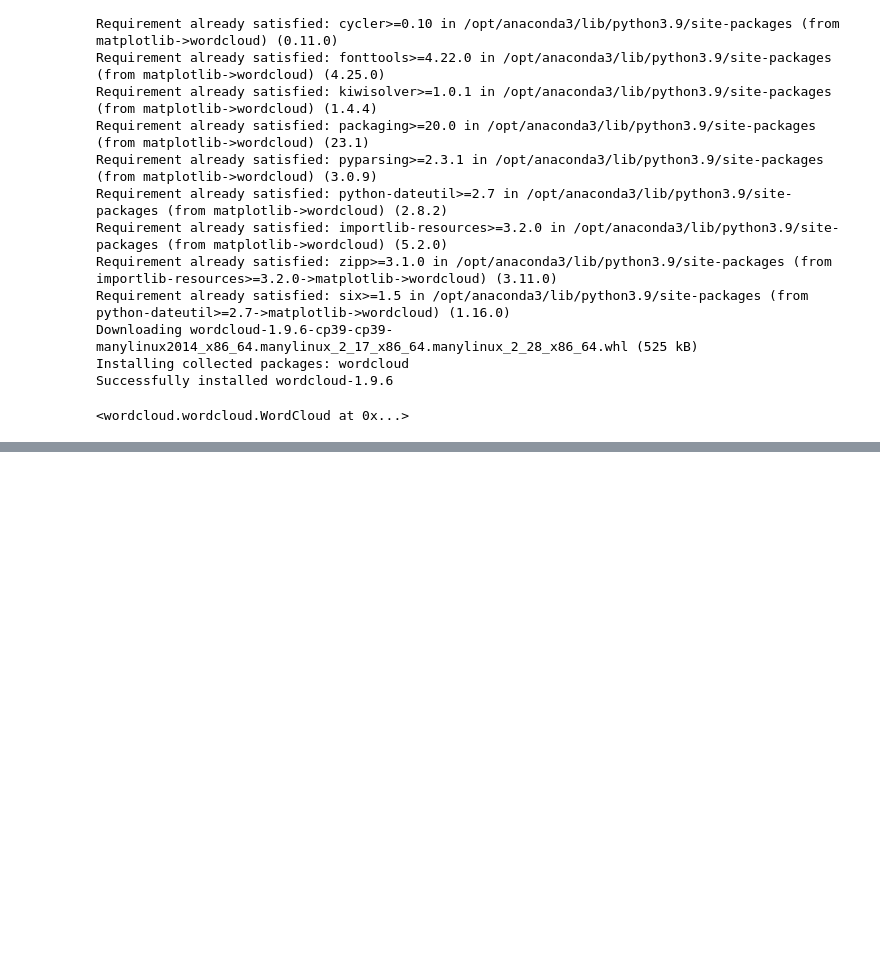
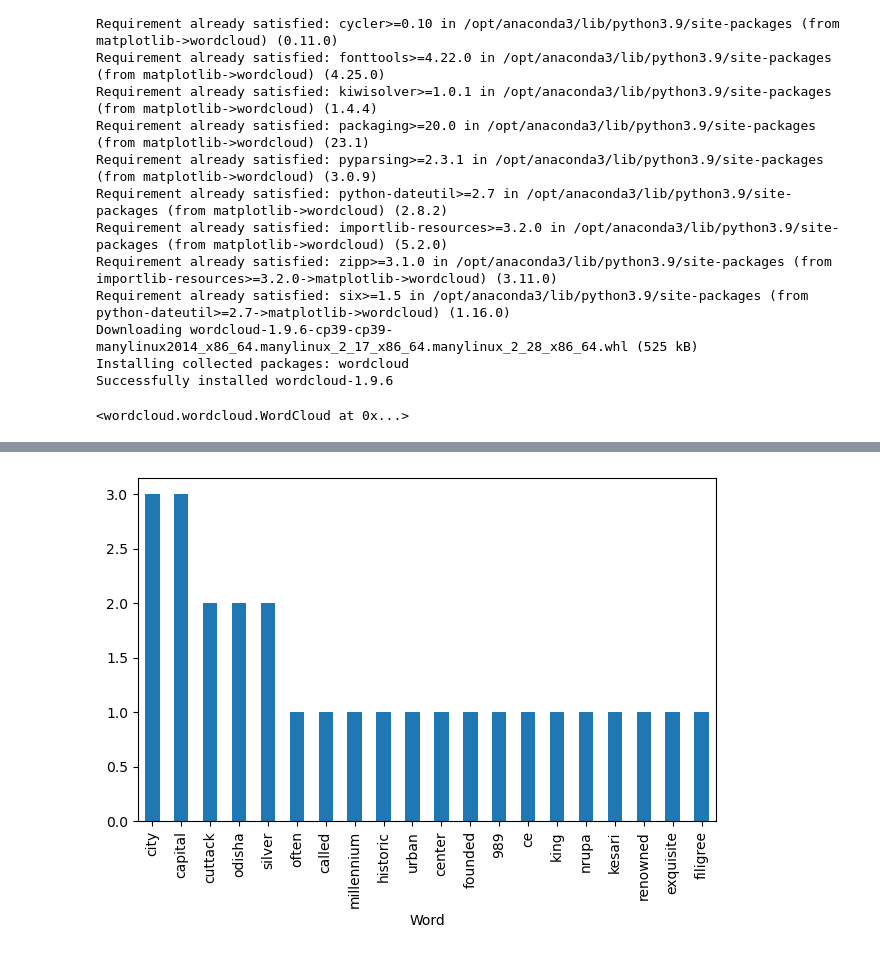
Before and after one commit to UttamPatnaik/Academic-Coding, a Jupyter notebook: Semester-6/PythonForCSandDS2/NLP/NLP.ipynb, the cells around one changed output, grey strips where cells are left out. Cells and saved outputs as stored; diff of their text form; code cells hidden in the pictures; blank space fills up the shorter version.

```diff
--- a/Semester-6/PythonForCSandDS2/NLP/NLP.ipynb
+++ b/Semester-6/PythonForCSandDS2/NLP/NLP.ipynb
@@ -502,0 +517,3 @@ wordcloud.to_file("paper_Heart.jpg")
+# %%
+items=[i for i in items if i[0] not in stop_words]
+print(items)
@@ -502,0 +522,4 @@ wordcloud.to_file("paper_Heart.jpg")
+# %%
+from operator import itemgetter
+sorted_items=sorted(items,key=itemgetter(1),reverse=True)
+print(sorted_items)
@@ -502,0 +528,3 @@ wordcloud.to_file("paper_Heart.jpg")
+# %%
+top20=sorted_items[0:20]
+print(top20)
@@ -502,0 +533,3 @@ wordcloud.to_file("paper_Heart.jpg")
+# %%
+df=pd.DataFrame(top20,columns=['Word','Count'])
+print("Top 20 words and their counts \n",df)
@@ -502,0 +554,6 @@ wordcloud.to_file("paper_Heart.jpg")
+# %%
+axes=df.plot.bar(x="Word",y="Count",legend=False)
+plt.gcf().tight_layout()
+plt.show()
+# %% [output]
+[figure, added]
```
Also changed, not shown: parts of 12 cells of this notebook, 3 other files.
